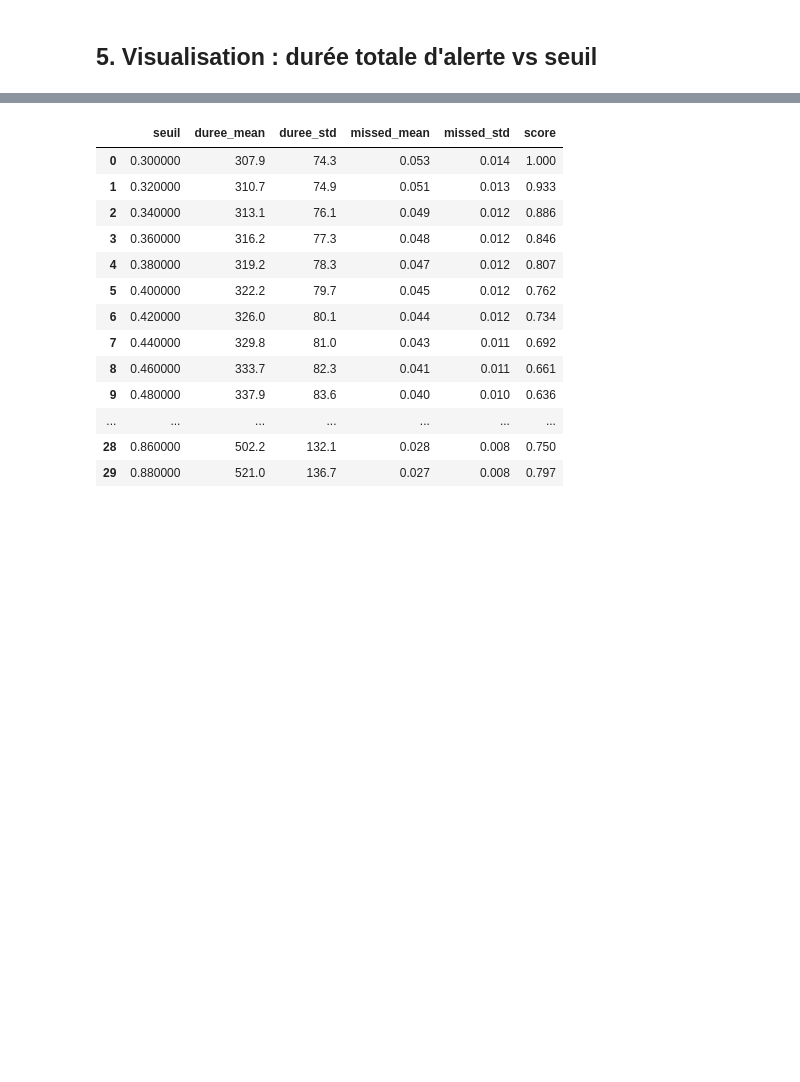
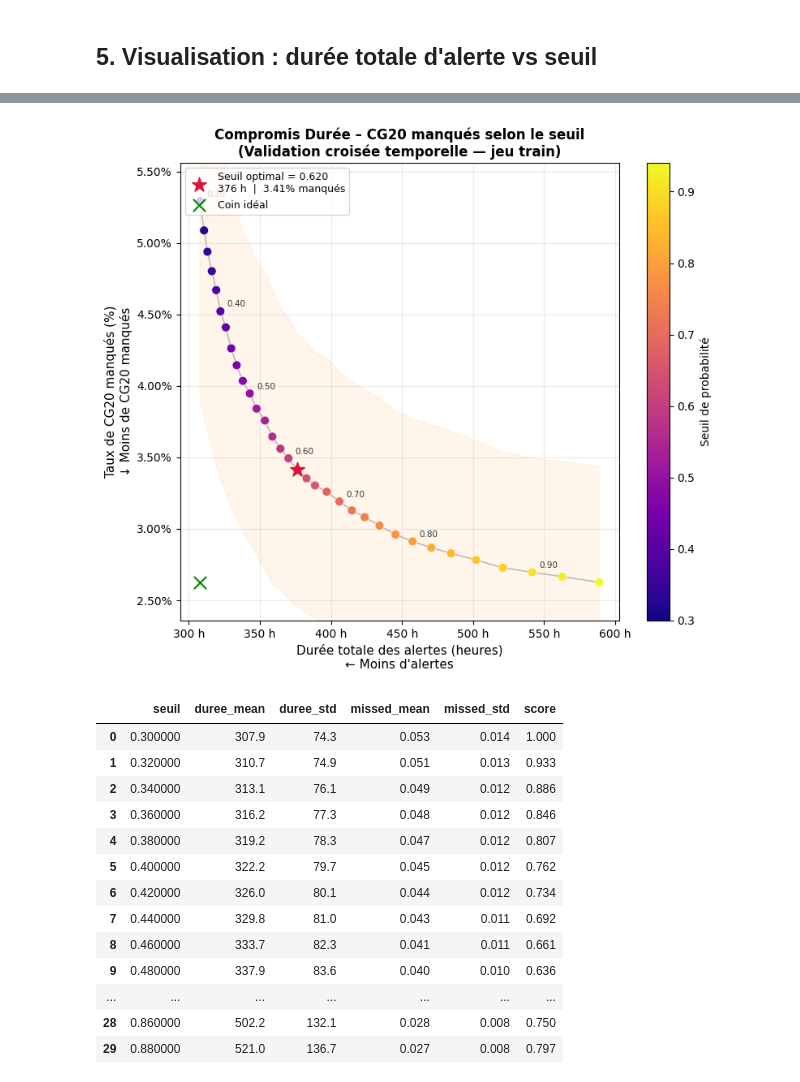
Before and after one commit to Charlin-D-S/IA-PAU-Data-Battle, a Jupyter notebook: evaluation/threshold_cv_optimization.ipynb, the cells around one changed output, grey strips where cells are left out. Saved outputs shown, nothing was run; the diff lists cells and outputs as text; code cells hidden in the pictures; blank space fills up the shorter version.

```diff
--- a/evaluation/threshold_cv_optimization.ipynb
+++ b/evaluation/threshold_cv_optimization.ipynb
@@ -458,3 +484,71 @@ Graphique sauvegarde : threshold_cv_results.png
+# %%
+# ════════════════════════════════════════════════════════════════
+# GRAPHIQUE — Durée vs Taux de CG20 manqués
+# ════════════════════════════════════════════════════════════════
+fig, ax = plt.subplots(figsize=(8, 7))
+
+sc = ax.scatter(
+    df_summary['duree_mean'],
+    df_summary['missed_mean'] * 100,
+    c=df_summary['seuil'], cmap='plasma',
+    s=60, zorder=4, edgecolors='white', linewidth=0.4
+)
+cbar = plt.colorbar(sc, ax=ax)
+cbar.set_label('Seuil de probabilité', fontsize=10)
+
+ax.plot(df_summary['duree_mean'], df_summary['missed_mean'] * 100,
+        color='gray', linewidth=1.2, alpha=0.5, zorder=3)
+
+ax.fill_between(
+    df_summary['duree_mean'],
+    (df_summary['missed_mean'] - df_summary['missed_std']) * 100,
+    (df_summary['missed_mean'] + df_summary['missed_std']) * 100,
+    alpha=0.08, color='darkorange'
+)
+
+# Point optimal
+best_missed = df_summary.loc[best_idx, 'missed_mean'] * 100
+ax.scatter(best_duree, best_missed,
+           color='crimson', s=180, zorder=6, marker='*',
+           label=f'Seuil optimal = {best_seuil:.3f}\n'
+                 f'{best_duree:,.0f} h  |  {best_missed:.2f}% manqués')
+
+# Annotations seuils clés
+for s in [0.30, 0.40, 0.50, 0.60, 0.70, 0.80, 0.90]:
+    row = df_summary[df_summary['seuil'] == round(s, 2)]
+    if row.empty:
+        continue
+    x = row['duree_mean'].values[0]
+    y = row['missed_mean'].values[0] * 100
+    ax.annotate(f'{s:.2f}', (x, y),
+                textcoords='offset points', xytext=(6, 4),
+                fontsize=7.5, color='#333333')
+
+# Coin idéal bas-gauche
+x_min = df_summary['duree_mean'].min()
+y_min = df_summary['missed_mean'].min() * 100
+ax.scatter([x_min], [y_min], marker='x', color='green',
+           s=120, zorder=5, label='Coin idéal')
+
+x_pad = (df_summary['duree_mean'].max() - x_min) * 0.05
+y_pad = (df_summary['missed_mean'].max() - df_summary['missed_mean'].min()) * 100 * 0.1
+ax.set_xlim(x_min - x_pad, df_summary['duree_mean'].max() + x_pad)
+ax.set_ylim(y_min - y_pad, df_summary['missed_mean'].max() * 100 + y_pad)
+
+ax.set_xlabel('Durée totale des alertes (heures)\n← Moins d\'alertes', fontsize=11)
+ax.set_ylabel('Taux de CG20 manqués (%)\n↓ Moins de CG20 manqués', fontsize=11)
+ax.set_title('Compromis Durée – CG20 manqués selon le seuil\n(Validation croisée temporelle — jeu train)',
+             fontsize=12, fontweight='bold')
+ax.xaxis.set_major_formatter(mticker.FuncFormatter(lambda x, _: f'{x:,.0f} h'))
+ax.yaxis.set_major_formatter(mticker.FuncFormatter(lambda x, _: f'{x:.2f}%'))
+ax.legend(fontsize=9, loc='upper left')
+ax.grid(True, alpha=0.25)
+
+plt.tight_layout()
+plt.savefig('threshold_cv_results_missed.png', dpi=150)
+plt.show()
+# %% [output]
+[figure, added]
 # %%
 df_summary[['seuil', 'duree_mean', 'duree_std', 'missed_mean', 'missed_std', 'score']]\
     .style\
```
Also changed, not shown: parts of 2 cells of this notebook, 5 other files.
